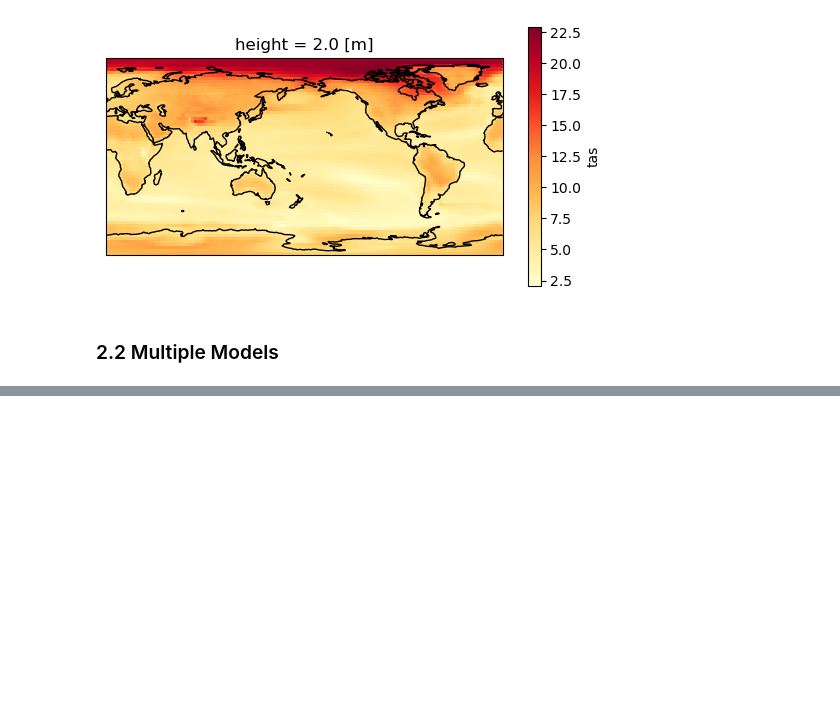
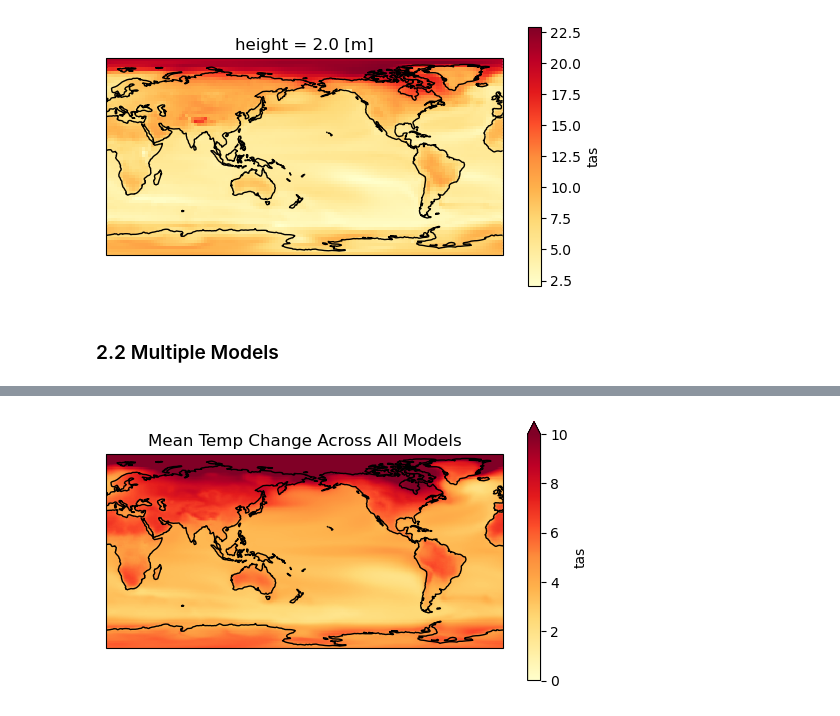
Before and after one commit to jinnayoon/cmip6-tempchangeproj, a Jupyter notebook: regional_temperature_changes.ipynb, the cells around one changed output, grey strips where cells are left out. Saved outputs shown, nothing was run; the diff lists cells and outputs as text; code cells hidden in the pictures; blank space fills up the shorter version.

```diff
--- a/regional_temperature_changes.ipynb
+++ b/regional_temperature_changes.ipynb
@@ -49,5 +49,6 @@ models_no_1850 = ['MPI-ESM1-2-HR', 'AWI-CM-1-1-MR']
 # %%
 source_list.remove('MPI-ESM1-2-HR')
 source_list.remove('AWI-CM-1-1-MR')
+source_list.remove('MPI-ESM1-2-LR')
 print(len(source_list))
 # %% [output]
@@ -209,0 +236,17 @@ gcm_obs.plot(ax=ax, cmap = "YlOrRd", transform = ccrs.PlateCarree(), cbar_kwargs
+# %%
+ds_list = list()
+for source in source_list:
+    df_hist_tas=df.query  ("activity_id=='CMIP'         & table_id == 'Amon' & variable_id == 'tas' & experiment_id=='historical'& member_id=='r1i1p1f1' & source_id== @source")
+    df_ssp585_tas=df.query("activity_id=='ScenarioMIP'  & table_id == 'Amon' & variable_id == 'tas' & experiment_id=='ssp585'    & member_id=='r1i1p1f1' & source_id== @source")
+    ds_hist_tas   =load_zarr_dset(df_hist_tas)
+    ds_ssp585_tas =load_zarr_dset(df_ssp585_tas)
+    #compute difference between avg over years 2089-2099 and years 1989-1999
+    hist_tas = ds_hist_tas.tas.sel(time=slice('1989','1999'))
+    ssp585_tas= ds_ssp585_tas.tas.sel(time=slice('2089','2099'))
+    dtas = ssp585_tas.mean('time')-hist_tas.mean('time')
+    ds_interp = dtas.interp(lat = new_lats, lon = new_lons)
+    ds_interp= ds_interp.assign_coords(model = source)
+    #print(ds_interp)
+    ds_list.append(ds_interp)
+ds_all_reg = xr.concat(ds_list, dim = 'model', coords = 'minimal',compat='override')
+ds_all_reg
@@ -209,0 +279,12 @@ gcm_obs.plot(ax=ax, cmap = "YlOrRd", transform = ccrs.PlateCarree(), cbar_kwargs
+# %%
+ax = plt.axes(projection = ccrs.PlateCarree(central_longitude = 180))
+ax.coastlines()
+ds_all_reg_mean = ds_all_reg.mean(dim='model') #took mean across models
+img = ds_all_reg_mean.plot(ax=ax, cmap = "YlOrRd", transform = ccrs.PlateCarree(), vmin = 0, vmax = 10, cbar_kwargs = {"shrink": 0.7})
+img.colorbar.set_ticks(np.arange(0,12,2))
+plt.title('Mean Temp Change Across All Models')
+#plt.xlabel('Longitude')
+#plt.ylabel('Latitude')
+plt.show()
+# %% [output]
+[figure, added]
```
Also changed, not shown: parts of 9 cells of this notebook, 2 other files.
